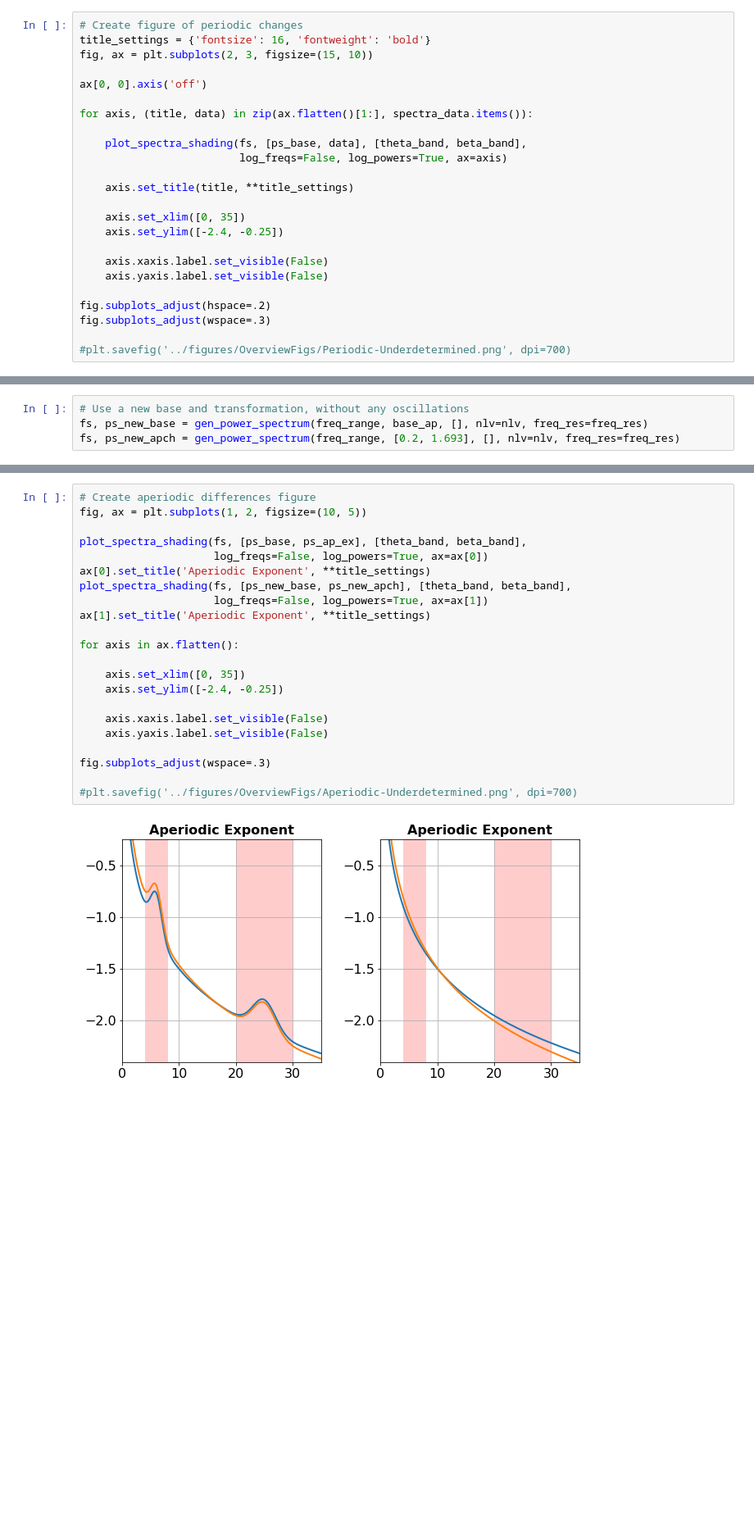
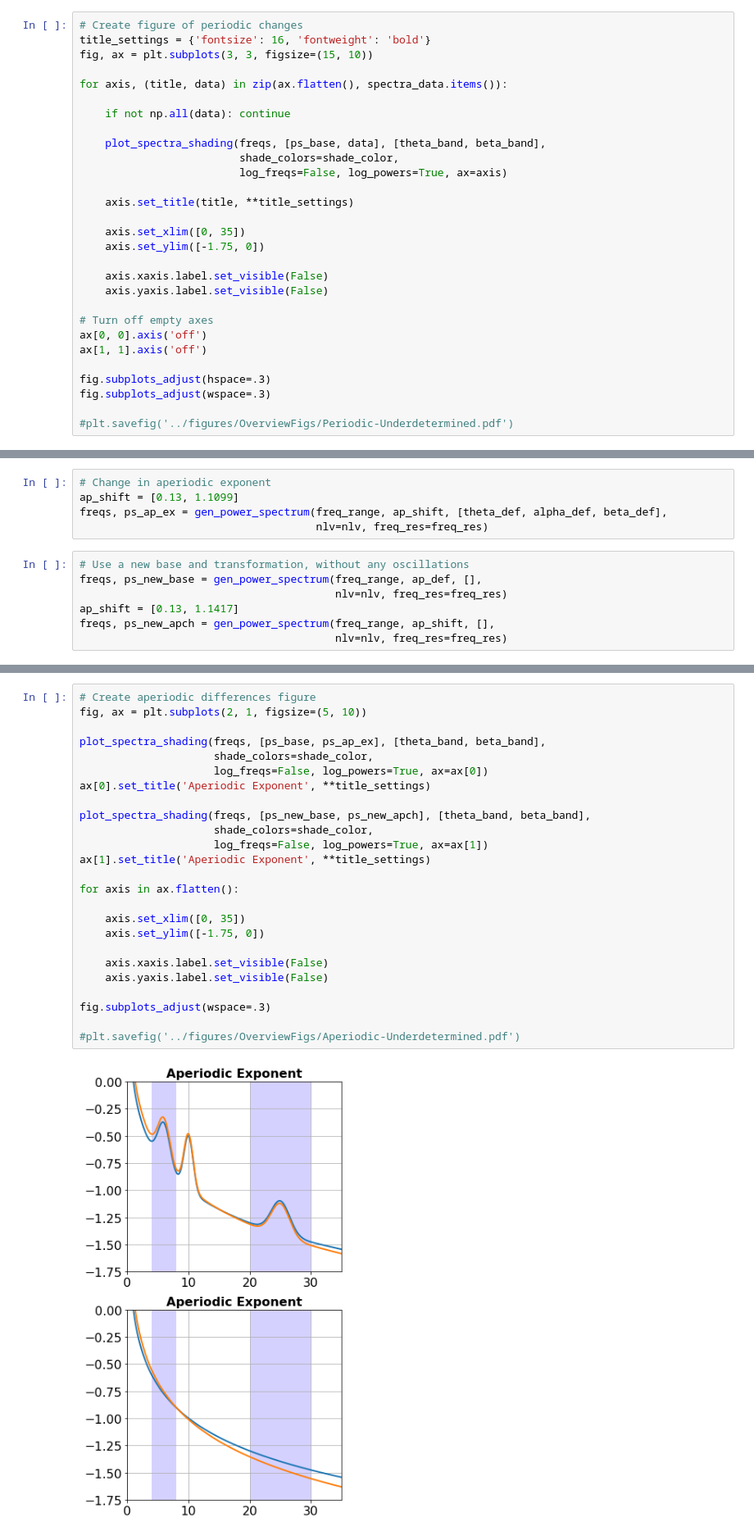
Before and after one commit to voytekresearch/BandRatios, a Jupyter notebook: notebooks/2-BandRatios-Conflations.ipynb, the cells around one changed output, grey strips where cells are left out. Shown at 82% size. Drawn from its saved outputs; the diff is of its cells as text; blank space fills up the shorter version.

Commit message:
Update sims & plots - include mid band

```diff
--- a/notebooks/2-BandRatios-Conflations.ipynb
+++ b/notebooks/2-BandRatios-Conflations.ipynb
@@ -88,25 +135,30 @@ TBR difference from   Beta Bandwidth         is          -3.000
 # %%
 # Create figure of periodic changes
 title_settings = {'fontsize': 16, 'fontweight': 'bold'}
-fig, ax = plt.subplots(2, 3, figsize=(15, 10))
+fig, ax = plt.subplots(3, 3, figsize=(15, 10))
 
-ax[0, 0].axis('off')
+for axis, (title, data) in zip(ax.flatten(), spectra_data.items()):
 
-for axis, (title, data) in zip(ax.flatten()[1:], spectra_data.items()):
+    if not np.all(data): continue
 
-    plot_spectra_shading(fs, [ps_base, data], [theta_band, beta_band],
+    plot_spectra_shading(freqs, [ps_base, data], [theta_band, beta_band],
+                         shade_colors=shade_color,
                          log_freqs=False, log_powers=True, ax=axis)
 
     axis.set_title(title, **title_settings)
 
     axis.set_xlim([0, 35])
-    axis.set_ylim([-2.4, -0.25])
+    axis.set_ylim([-1.75, 0])
 
     axis.xaxis.label.set_visible(False)
     axis.yaxis.label.set_visible(False)
 
-fig.subplots_adjust(hspace=.2)
+# Turn off empty axes
+ax[0, 0].axis('off')
+ax[1, 1].axis('off')
+
+fig.subplots_adjust(hspace=.3)
 fig.subplots_adjust(wspace=.3)
 
-#plt.savefig('../figures/OverviewFigs/Periodic-Underdetermined.png', dpi=700)
+#plt.savefig('../figures/OverviewFigs/Periodic-Underdetermined.pdf')
 # %% [output]
@@ -135,6 +184,14 @@ fs, ps_ap_ex = gen_power_spectrum(freq_range, [0.2, 1.66316], [base_theta, base_
+# %%
+# Change in aperiodic exponent
+ap_shift = [0.13, 1.1099]
+freqs, ps_ap_ex = gen_power_spectrum(freq_range, ap_shift, [theta_def, alpha_def, beta_def],
+                                     nlv=nlv, freq_res=freq_res)
 # %%
 # Use a new base and transformation, without any oscillations
-fs, ps_new_base = gen_power_spectrum(freq_range, base_ap, [], nlv=nlv, freq_res=freq_res)
-fs, ps_new_apch = gen_power_spectrum(freq_range, [0.2, 1.693], [], nlv=nlv, freq_res=freq_res)
+freqs, ps_new_base = gen_power_spectrum(freq_range, ap_def, [],
+                                        nlv=nlv, freq_res=freq_res)
+ap_shift = [0.13, 1.1417]
+freqs, ps_new_apch = gen_power_spectrum(freq_range, ap_shift, [],
+                                        nlv=nlv, freq_res=freq_res)
 # %%
 # Calculate the differences in ratio from baseline spectra
@@ -151,27 +208,30 @@ TBR difference from  aperiodic exponent without oscillations   is        -3.000
 # %%
 # Create aperiodic differences figure
-fig, ax = plt.subplots(1, 2, figsize=(10, 5))
+fig, ax = plt.subplots(2, 1, figsize=(5, 10))
 
-plot_spectra_shading(fs, [ps_base, ps_ap_ex], [theta_band, beta_band],
+plot_spectra_shading(freqs, [ps_base, ps_ap_ex], [theta_band, beta_band],
+                     shade_colors=shade_color,
                      log_freqs=False, log_powers=True, ax=ax[0])
 ax[0].set_title('Aperiodic Exponent', **title_settings)
-plot_spectra_shading(fs, [ps_new_base, ps_new_apch], [theta_band, beta_band],
+
+plot_spectra_shading(freqs, [ps_new_base, ps_new_apch], [theta_band, beta_band],
+                     shade_colors=shade_color,
                      log_freqs=False, log_powers=True, ax=ax[1])
 ax[1].set_title('Aperiodic Exponent', **title_settings)
 
 for axis in ax.flatten():
 
     axis.set_xlim([0, 35])
-    axis.set_ylim([-2.4, -0.25])
+    axis.set_ylim([-1.75, 0])
 
     axis.xaxis.label.set_visible(False)
     axis.yaxis.label.set_visible(False)
 
 fig.subplots_adjust(wspace=.3)
 
-#plt.savefig('../figures/OverviewFigs/Aperiodic-Underdetermined.png', dpi=700)
+#plt.savefig('../figures/OverviewFigs/Aperiodic-Underdetermined.pdf')
 # %% [output]
-[figure, old version]
+[figure, new version]
 # %% [markdown]
 #### Conclusions
 
```
Also changed, not shown: parts of 17 cells of this notebook.
